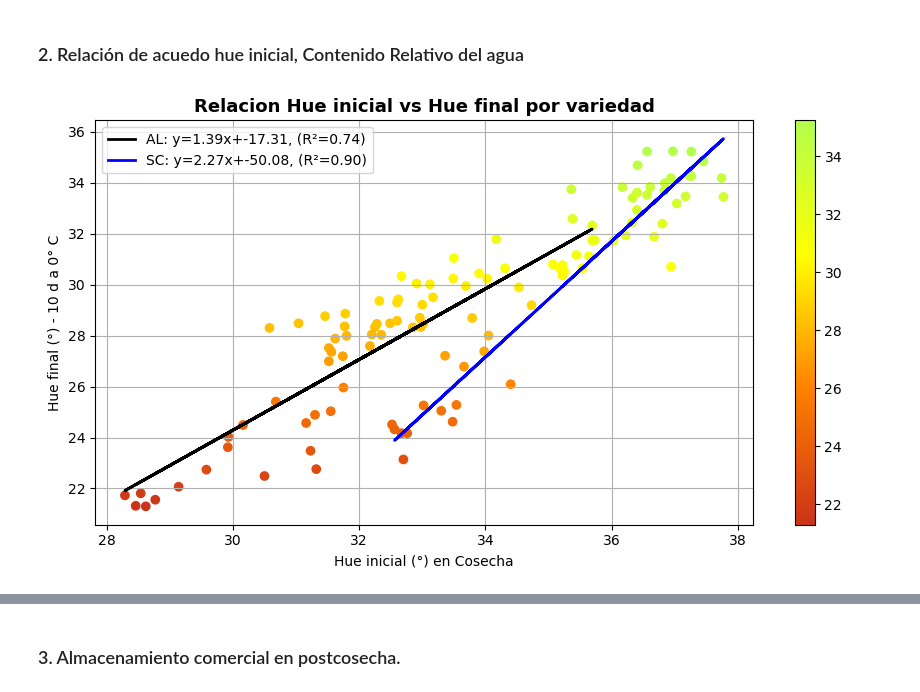
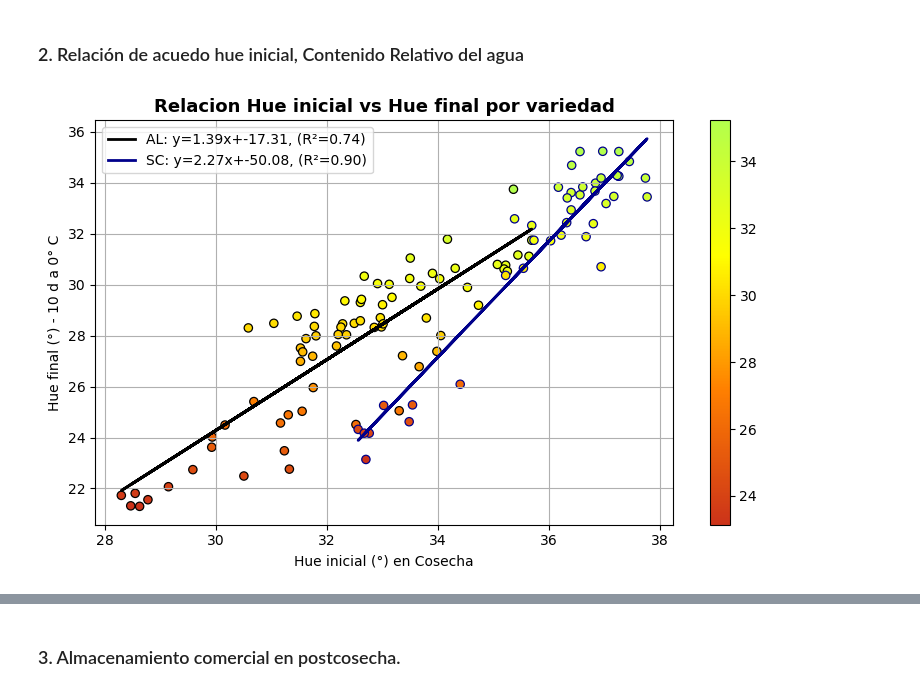
Before and after one commit to stwar7/Uva-de-mesa-2025, a Jupyter notebook: Scripts/pardeamiento_uva.ipynb, the cells around one changed output, grey strips where cells are left out. Cells and saved outputs as stored; diff of their text form; code cells hidden in the pictures.

```diff
--- a/Scripts/pardeamiento_uva.ipynb
+++ b/Scripts/pardeamiento_uva.ipynb
@@ -66,26 +60,21 @@ Tabla 1: Caracterizacion inicial en cosecha, cv. Allison y S. Celebretion.(media
 # %% [markdown]
 ### 2. Relación de acuedo hue inicial, Contenido Relativo del agua
 # %%
-# 1. Cargamos archivos
+# Cargamos archivos
 # =====================================================================================
 datos_correlacion = pd.read_csv(r'../datos/Pardeamiento uva de mesa.csv', sep=';')
 
 df = pd.DataFrame(datos_correlacion)
-df.columns = df.columns.str.strip() # Normalizar nombres de columnas
+df.columns = df.columns.str.strip()  # Normalizar nombres de columnas
 
-#Visualizar las primeras columnas de  df.
-#print(df.columns)
-#df.info()
-#df.head()
-
-# 2. Crear un identificador único por racimo
+# Crear un identificador único por racimo
 df['ID'] = (df['Variedad'].astype(str) + '_' +
             df['Productor'].astype(str) + '_' +
             df['Tratamientos'].astype(str) + '_' +
             df['Repeticion'].astype(str) + '_' +
             df['N_Racimo'].astype(str))
 
-# 3. Pivotar para tener columnas separadas
+# Pivotar para tener columnas separadas
 tabla_correlaciones = (
     df.pivot_table(
         index=['Variedad', 'ID'],
@@ -96,61 +85,70 @@ tabla_correlaciones = (
     .round(2)  # redondear a 2 decimales
 )
 
-#Visualizar tabla de correlaciones
-#tabla_correlaciones.head()
-#tabla_correlaciones.info()
-# Colormap personalizado con ayuda de Chatgpt
+# Colormap personalizado
 colors = [
-    (0.8, 0.2, 0.1),   # Rojo degradado (menos saturado, más natural)
+    (0.8, 0.2, 0.1),   # Rojo
     (1.0, 0.5, 0.0),   # Naranja
     (1.0, 1.0, 0.0),   # Amarillo
     (0.7, 1.0, 0.3)    # Verde amarillento
 ]
 cmap_rav = mcolors.LinearSegmentedColormap.from_list("rojo_amarillo_verde", colors, N=256)
 
-
-# 4. Crear figura de correlaciones por variedad hus vs hue
-plt.figure(figsize=(9, 5))
+# Crear figura
+plt.figure(figsize=(8, 5))
 variedades = tabla_correlaciones['Variedad'].unique()
 
-# 5. Colores distintos para las líneas
-colores_linea = ['black', 'blue']
+# Colores distintos para las líneas
+colores_linea = ['black', 'darkblue']
 
-# Correlaciones del T0 y T10
-sc = plt.scatter(tabla_correlaciones['T0'],
-                 tabla_correlaciones['T10'],
-                 c=tabla_correlaciones['T10'],
-                 cmap=cmap_rav
-)
-# Regresión lineal por variedad
+# Colores de borde por variedad
+colores_borde = {
+    'AL': 'black',
+    'SC': 'darkblue'
+}
+
+# === Scatter con borde por variedad ===
+for variedad in variedades:
+    datos_var = tabla_correlaciones[tabla_correlaciones['Variedad'] == variedad]
+
+    plt.scatter(
+        datos_var['T0'],
+        datos_var['T10'],
+        c=datos_var['T10'],     # color interior
+        cmap=cmap_rav,
+        edgecolors=colores_borde[variedad],  # borde diferenciado
+        linewidth=0.9
+    )
+
+# === Regresión lineal por variedad ===
 for i, variedad in enumerate(variedades):
     datos = tabla_correlaciones[tabla_correlaciones['Variedad'] == variedad]
     X = datos[['T0']].values
     y = datos['T10'].values
 
-    #Regresion linel
     modelo = LinearRegression()
     modelo.fit(X, y)
     y_pred = modelo.predict(X)
 
-    # Calcular R², pendiente, intercepto
     r2 = r2_score(y, y_pred)
     pendiente = modelo.coef_[0]
     intercepto = modelo.intercept_
 
-    # Dibujar la línea de regresión variedad
-    plt.plot(X, y_pred,
-             color=colores_linea[i % len(colores_linea)],
-             lw=2, label=f'{variedad}: y={pendiente:.2f}x+{intercepto:.2f}, (R²={r2:.2f})')
+    plt.plot(
+        X, y_pred,
+        color=colores_linea[i % len(colores_linea)],
+        lw=2,
+        label=f'{variedad}: y={pendiente:.2f}x+{intercepto:.2f}, (R²={r2:.2f})'
+    )
 
-# Etiquetas y formato Grafico
+# Etiquetas y formato
 plt.xlabel('Hue inicial (°) en Cosecha')
 plt.ylabel('Hue final (°) - 10 d a 0° C')
 plt.title('Relacion Hue inicial vs Hue final por variedad', fontsize=13, weight='bold')
 plt.colorbar()
 plt.grid(True)
 plt.legend(frameon=True)
 plt.tight_layout()
 plt.show()
 # %% [output]
-[figure, old version]
+[figure, new version]
```
Also changed, not shown: parts of 5 cells of this notebook, 9 other files.
